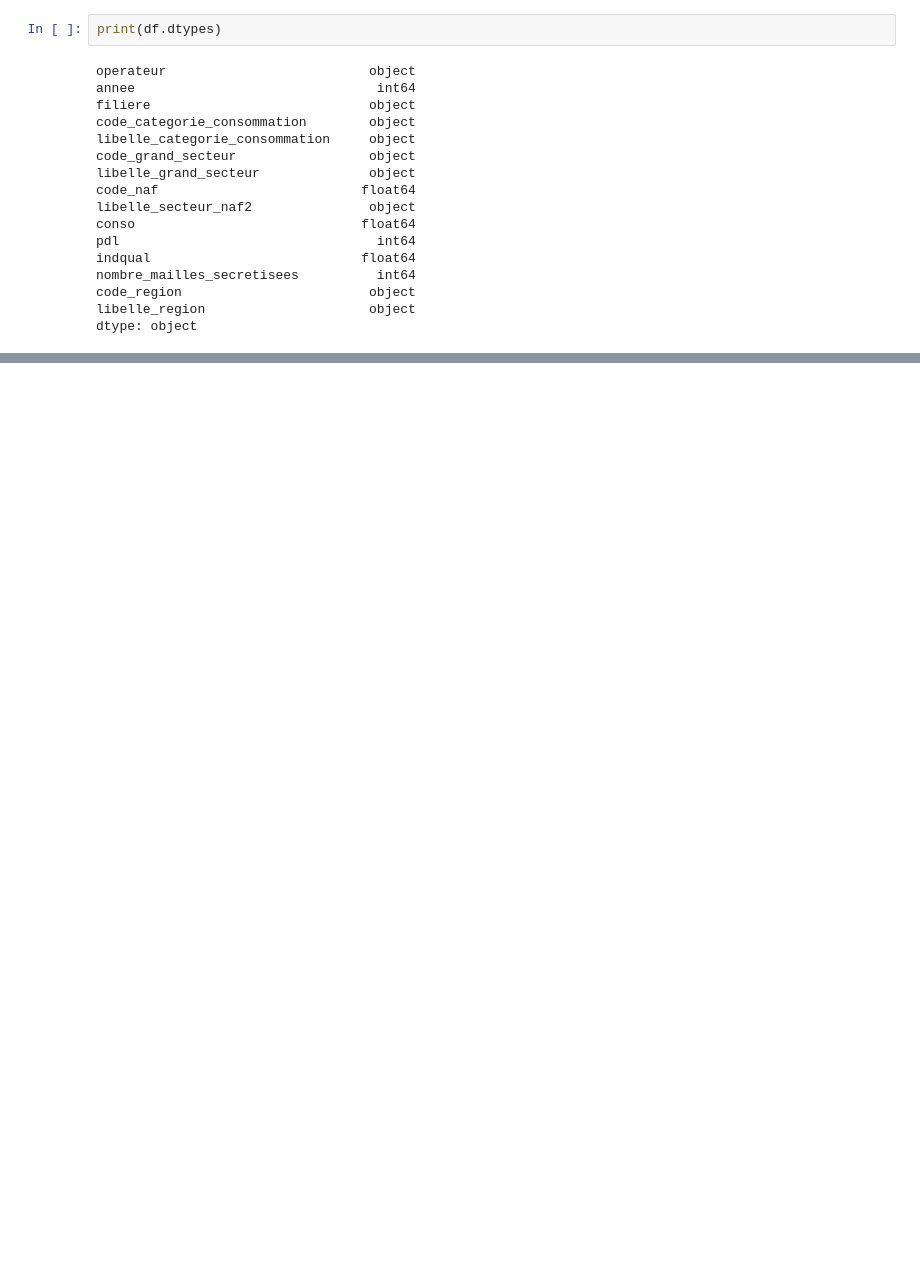
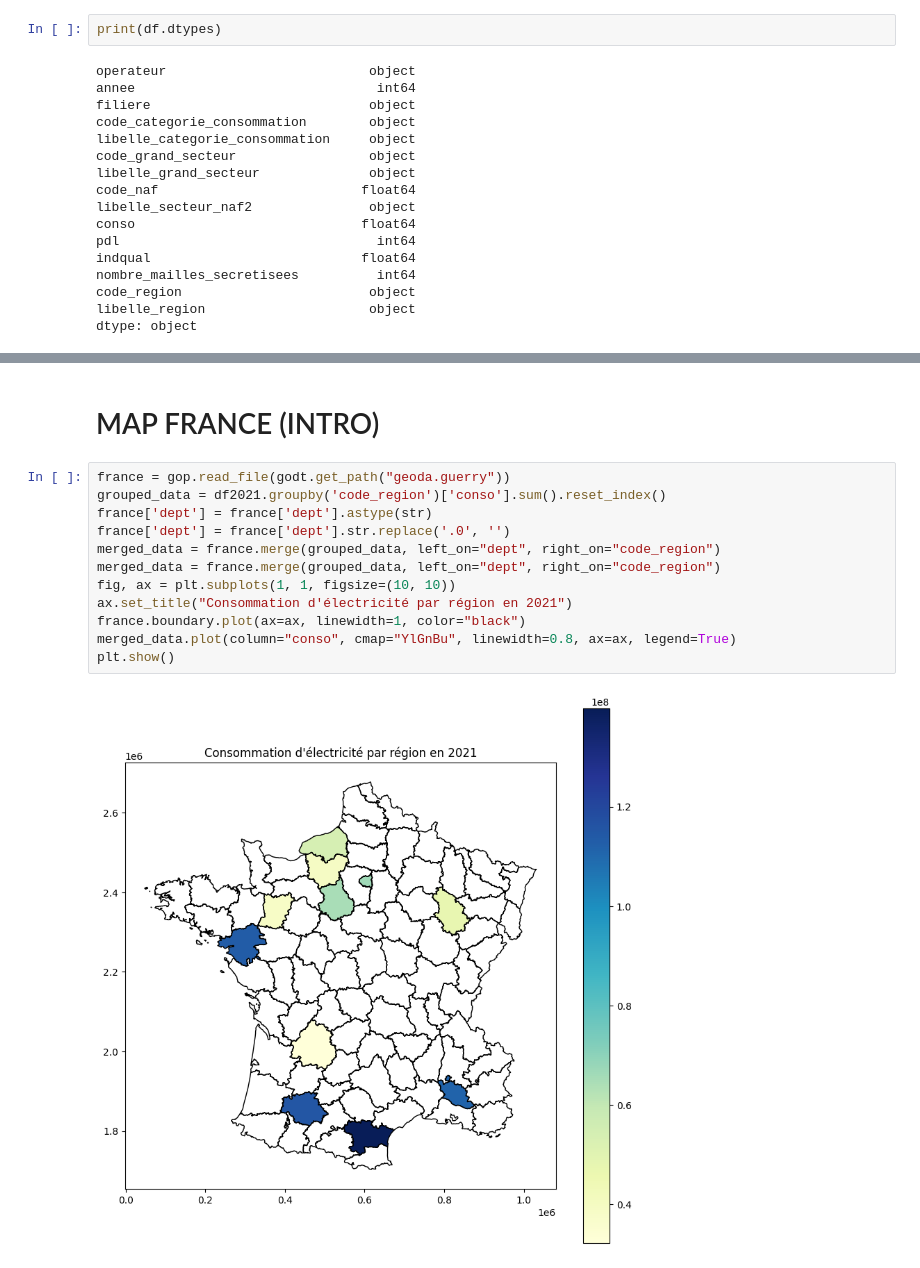
Before and after one commit to Leiiph/DatavizProjectM1, a Jupyter notebook: test.ipynb, the cells around one changed output, grey strips where cells are left out. Cells and saved outputs as stored; diff of their text form; blank space fills up the shorter version.

```diff
--- a/test.ipynb
+++ b/test.ipynb
@@ -88,0 +112,16 @@ ValueError: 'right_df' should be GeoDataFrame, got <class 'pandas.core.frame.Dat
+# %% [markdown]
+# MAP FRANCE (INTRO)
+# %%
+france = gop.read_file(godt.get_path("geoda.guerry"))
+grouped_data = df2021.groupby('code_region')['conso'].sum().reset_index()
+france['dept'] = france['dept'].astype(str)
+france['dept'] = france['dept'].str.replace('.0', '')
+merged_data = france.merge(grouped_data, left_on="dept", right_on="code_region")
+merged_data = france.merge(grouped_data, left_on="dept", right_on="code_region")
+fig, ax = plt.subplots(1, 1, figsize=(10, 10))
+ax.set_title("Consommation d'électricité par région en 2021")
+france.boundary.plot(ax=ax, linewidth=1, color="black")
+merged_data.plot(column="conso", cmap="YlGnBu", linewidth=0.8, ax=ax, legend=True)
+plt.show()
+# %% [output]
+[figure, added]
```
Also changed, not shown: parts of 16 cells of this notebook, 3 other files.
